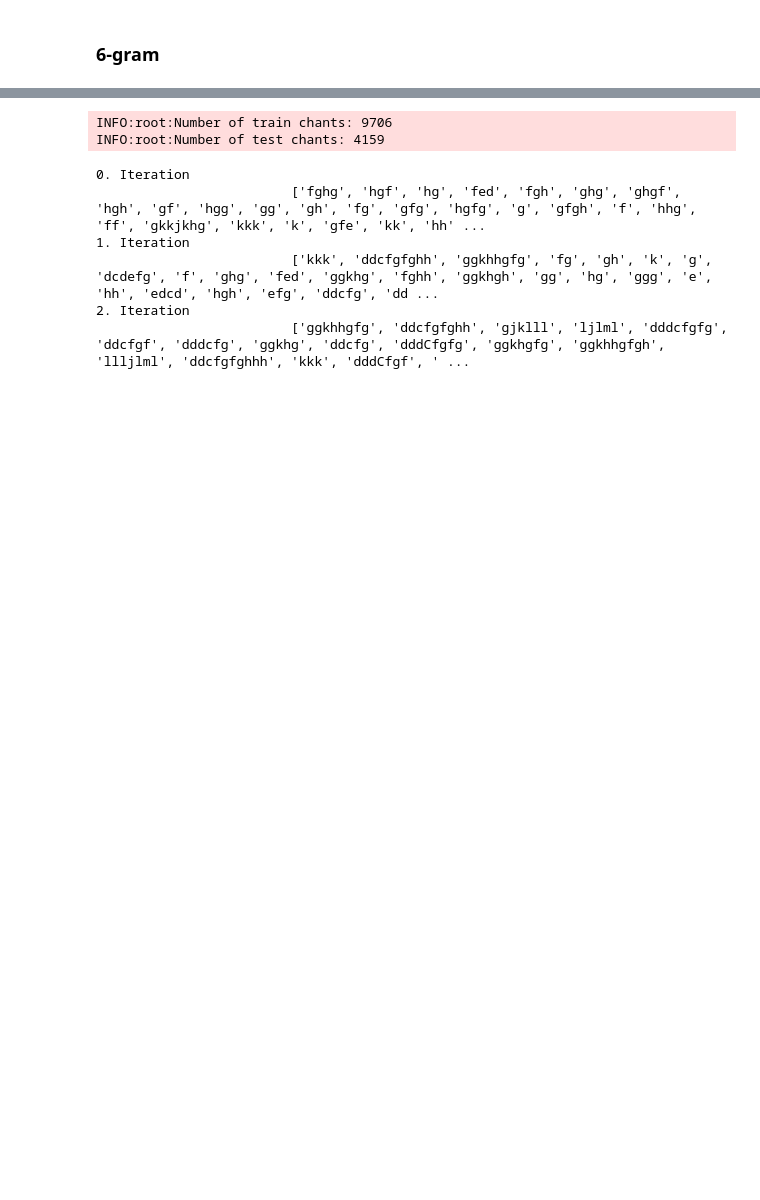
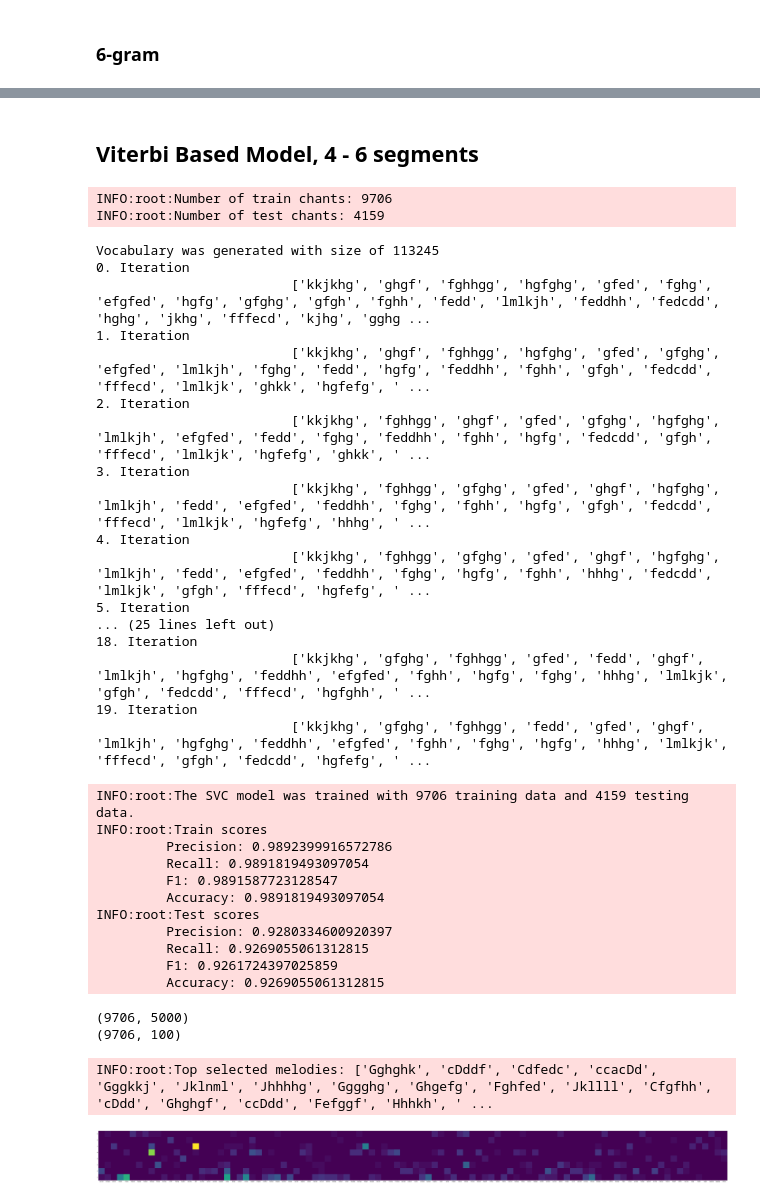
Before and after one commit to lanzv/Master-Thesis, a Jupyter notebook: models/experiments.ipynb, the cells around one changed output, grey strips where cells are left out. Cells and saved outputs as stored; diff of their text form; code cells hidden in the pictures; blank space fills up the shorter version.

```diff
--- a/models/experiments.ipynb
+++ b/models/experiments.ipynb
@@ -109,24 +118,54 @@ INFO:root:Top selected melodies: ['Fgghgf', 'Efgggk', 'Khggll', 'cdcdfe', 'Jhgfg
+# %% [markdown]
+## Viterbi Based Model, 4 - 6 segments
 # %%
 from src.utils.loader import prepare_dataset
-from src.models.naive_statistic_model import NaiveStatisticModel
+from src.models.viterbi_based_model import ViterbiBasedModel
 from src.utils.eval import bacor_eval
 
 # Get Data
 X, y = prepare_dataset()
 # Init model
-model = NaiveStatisticModel()
+model = ViterbiBasedModel(min_size=4, max_size=6)
 # Train and Fit model
-final_segmentation = model.predict_segments(X)
+final_segmentation = model.predict_segments(X, iterations=20)
 # Evaluate model
 X_train, y_train = final_segmentation[:9706], y[:9706]
 X_test, y_test = final_segmentation[9706:], y[9706:]
-scores, important_melodies = bacor_eval(X_train, y_train, X_test, y_test)
+scores, important_melodies, melody_mode_frequencies, trained_model = bacor_eval(
+    X_train, y_train, X_test, y_test, max_features = 100
+  )
 # %% [output]
 INFO:root:Number of train chants: 9706
 INFO:root:Number of test chants: 4159
+Vocabulary was generated with size of 113245
 0. Iteration
-                         ['fghg', 'hgf', 'hg', 'fed', 'fgh', 'ghg', 'ghgf', 'hgh', 'gf', 'hgg', 'gg', 'gh', 'fg', 'gfg', 'hgfg', 'g', 'gfgh', 'f', 'hhg', 'ff', 'gkkjkhg', 'kkk', 'k', 'gfe', 'kk', 'hh' ...
+                         ['kkjkhg', 'ghgf', 'fghhgg', 'hgfghg', 'gfed', 'fghg', 'efgfed', 'hgfg', 'gfghg', 'gfgh', 'fghh', 'fedd', 'lmlkjh', 'feddhh', 'fedcdd', 'hghg', 'jkhg', 'fffecd', 'kjhg', 'gghg ...
 1. Iteration
-                         ['kkk', 'ddcfgfghh', 'ggkhhgfg', 'fg', 'gh', 'k', 'g', 'dcdefg', 'f', 'ghg', 'fed', 'ggkhg', 'fghh', 'ggkhgh', 'gg', 'hg', 'ggg', 'e', 'hh', 'edcd', 'hgh', 'efg', 'ddcfg', 'dd ...
+                         ['kkjkhg', 'ghgf', 'fghhgg', 'hgfghg', 'gfed', 'gfghg', 'efgfed', 'lmlkjh', 'fghg', 'fedd', 'hgfg', 'feddhh', 'fghh', 'gfgh', 'fedcdd', 'fffecd', 'lmlkjk', 'ghkk', 'hgfefg', ' ...
 2. Iteration
-                         ['ggkhhgfg', 'ddcfgfghh', 'gjklll', 'ljlml', 'dddcfgfg', 'ddcfgf', 'dddcfg', 'ggkhg', 'ddcfg', 'dddCfgfg', 'ggkhgfg', 'ggkhhgfgh', 'llljlml', 'ddcfgfghhh', 'kkk', 'dddCfgf', ' ...
+                         ['kkjkhg', 'fghhgg', 'ghgf', 'gfed', 'gfghg', 'hgfghg', 'lmlkjh', 'efgfed', 'fedd', 'fghg', 'feddhh', 'fghh', 'hgfg', 'fedcdd', 'gfgh', 'fffecd', 'lmlkjk', 'hgfefg', 'ghkk', ' ...
+3. Iteration
+                         ['kkjkhg', 'fghhgg', 'gfghg', 'gfed', 'ghgf', 'hgfghg', 'lmlkjh', 'fedd', 'efgfed', 'feddhh', 'fghg', 'fghh', 'hgfg', 'gfgh', 'fedcdd', 'fffecd', 'lmlkjk', 'hgfefg', 'hhhg', ' ...
+4. Iteration
+                         ['kkjkhg', 'fghhgg', 'gfghg', 'gfed', 'ghgf', 'hgfghg', 'lmlkjh', 'fedd', 'efgfed', 'feddhh', 'fghg', 'hgfg', 'fghh', 'hhhg', 'fedcdd', 'lmlkjk', 'gfgh', 'fffecd', 'hgfefg', ' ...
+5. Iteration
+... (25 lines left out)
+18. Iteration
+                         ['kkjkhg', 'gfghg', 'fghhgg', 'gfed', 'fedd', 'ghgf', 'lmlkjh', 'hgfghg', 'feddhh', 'efgfed', 'fghh', 'hgfg', 'fghg', 'hhhg', 'lmlkjk', 'gfgh', 'fedcdd', 'fffecd', 'hgfghh', ' ...
+19. Iteration
+                         ['kkjkhg', 'gfghg', 'fghhgg', 'fedd', 'gfed', 'ghgf', 'lmlkjh', 'hgfghg', 'feddhh', 'efgfed', 'fghh', 'fghg', 'hgfg', 'hhhg', 'lmlkjk', 'fffecd', 'gfgh', 'fedcdd', 'hgfefg', ' ...
+INFO:root:The SVC model was trained with 9706 training data and 4159 testing data.
+INFO:root:Train scores
+         Precision: 0.9892399916572786
+         Recall: 0.9891819493097054
+         F1: 0.9891587723128547
+         Accuracy: 0.9891819493097054
+INFO:root:Test scores
+         Precision: 0.9280334600920397
+         Recall: 0.9269055061312815
+         F1: 0.9261724397025859
+         Accuracy: 0.9269055061312815
+(9706, 5000)
+(9706, 100)
+INFO:root:Top selected melodies: ['Gghghk', 'cDddf', 'Cdfedc', 'ccacDd', 'Gggkkj', 'Jklnml', 'Jhhhhg', 'Gggghg', 'Ghgefg', 'Fghfed', 'Jkllll', 'Cfgfhh', 'cDdd', 'Ghghgf', 'ccDdd', 'Fefggf', 'Hhhkh', ' ...
+[figure, added]
```
Also changed, not shown: parts of 10 cells of this notebook.
